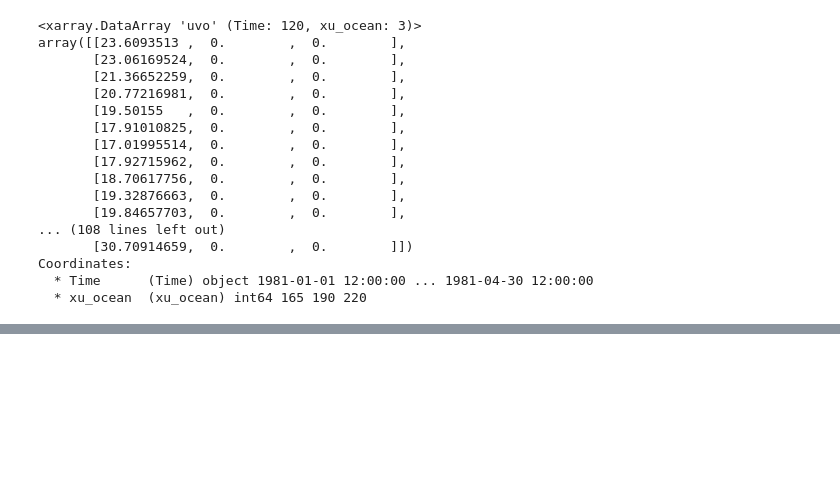
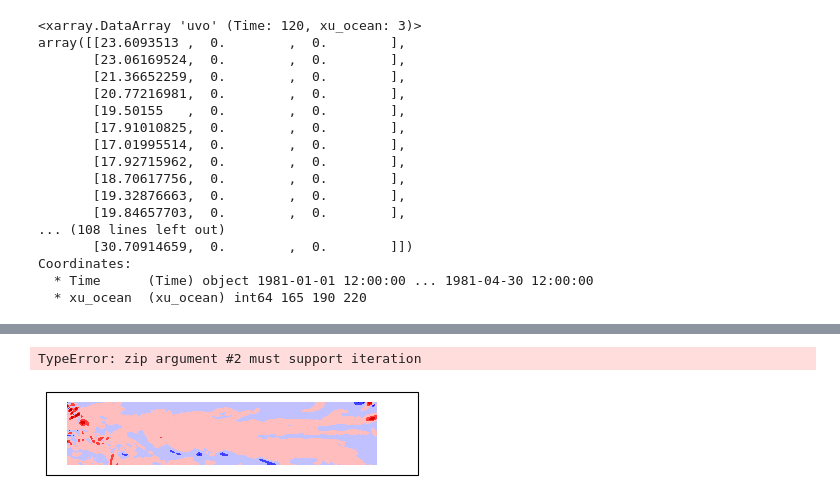
Before and after one commit to stellema/euc_particles, a Jupyter notebook: scripts/Untitled.ipynb, the cells around one changed output, grey strips where cells are left out. Saved outputs shown, nothing was run; the diff lists cells and outputs as text; code cells hidden in the pictures; blank space fills up the shorter version.

```diff
--- a/scripts/Untitled.ipynb
+++ b/scripts/Untitled.ipynb
@@ -310,0 +469,23 @@ Attributes:
+# %%
+import cartopy.crs as ccrs
+import matplotlib.pyplot as plt
+import shapely.geometry as sgeom
+
+box = sgeom.box(minx=110, maxx=290, miny=-20, maxy=20)
+x0, y0, x1, y1 = box.bounds
+
+proj = ccrs.PlateCarree(central_longitude=180)
+box_proj = ccrs.PlateCarree(central_longitude=0)
+
+
+ax = plt.subplot(111, projection=proj)
+
+ax.set_extent([x0, x1, y0, y1], box_proj)
+cs = ax.contourf(phi.lon, phi.lat, phi.phi.mean('time'), transform=box_proj, cmap=plt.cm.seismic)
+ax.legend(cs)
+plt.title('Zoomed in area')
+ax.coastlines()
+plt.show()
+# %% [output]
+TypeError: zip argument #2 must support iteration
+[figure, added]
```
Also changed, not shown: parts of 13 cells of this notebook, 24 other files.
